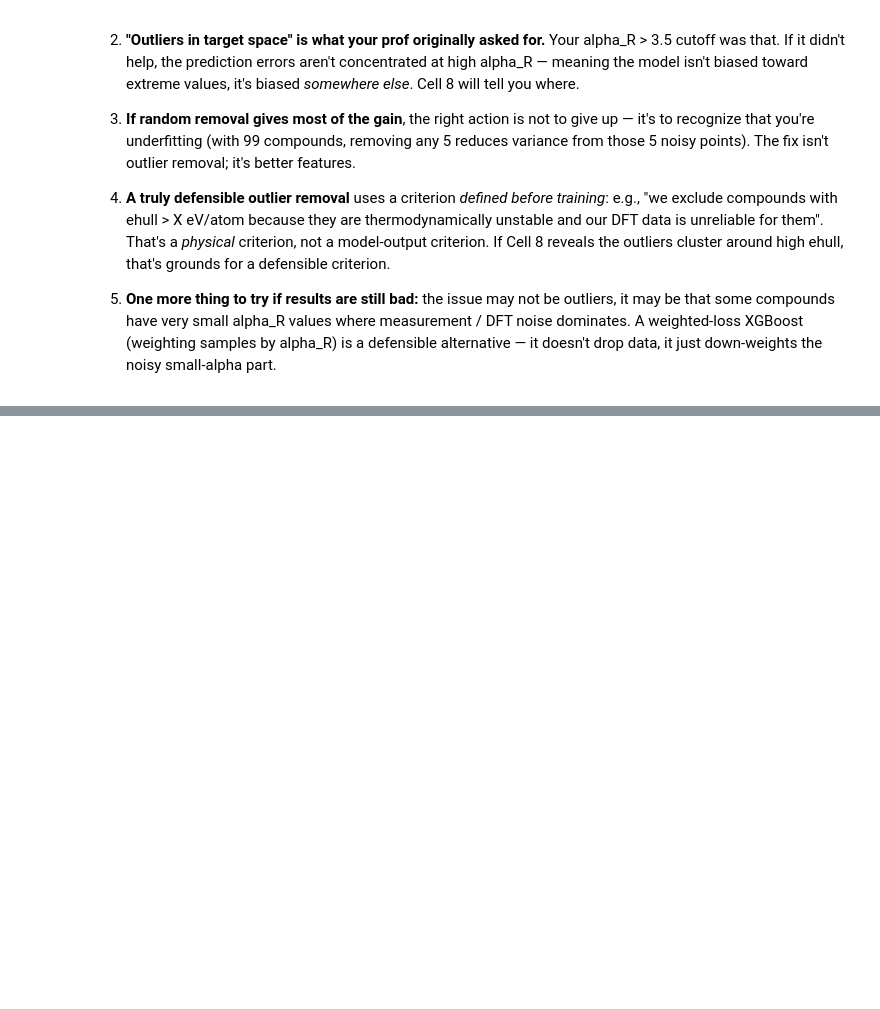
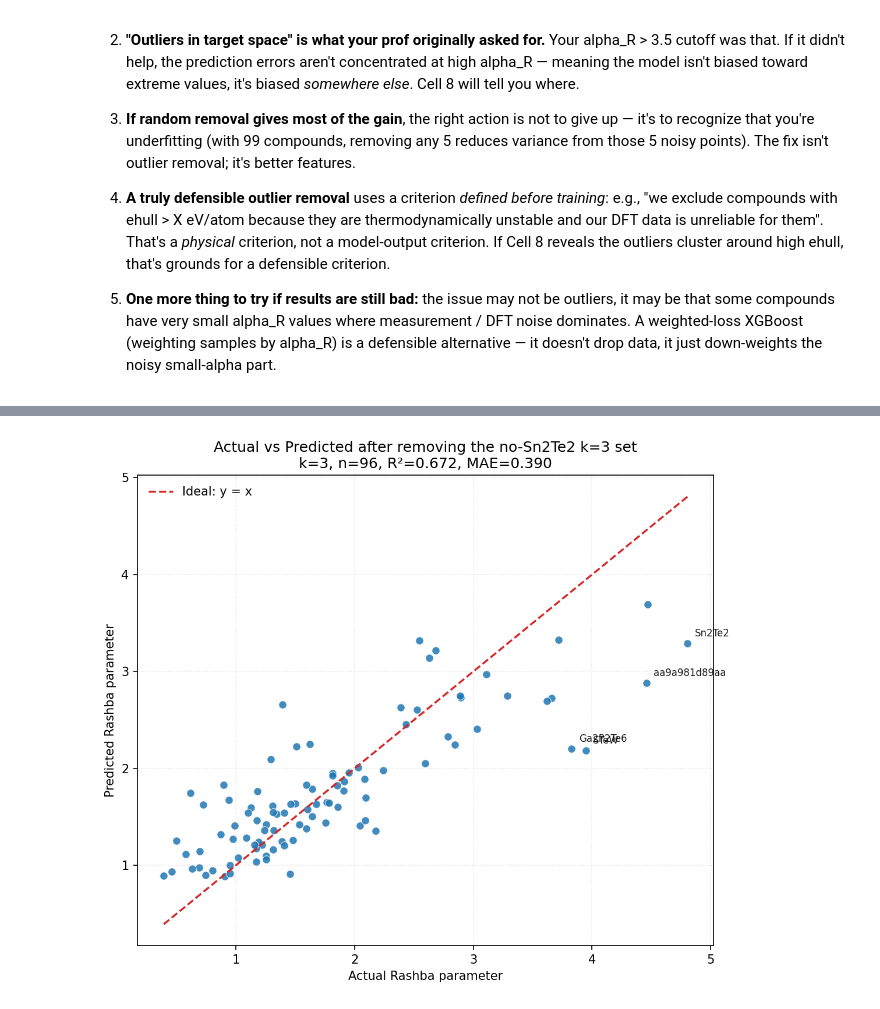
Before and after one commit to bulia-keshav/Rashba-DDP, a Jupyter notebook: new-descriptors/nb12_residual_analysis.ipynb, the cells around one changed output, grey strips where cells are left out. Drawn from its saved outputs; the diff is of its cells as text; code cells hidden in the pictures; blank space fills up the shorter version.

```diff
--- a/new-descriptors/nb12_residual_analysis.ipynb
+++ b/new-descriptors/nb12_residual_analysis.ipynb
@@ -254,0 +519,10 @@ removal_df.to_csv(os.path.join(RESULTS_DIR, 'removal_experiment.csv'), index=Fal
+# %%
+for f in ['STeW', 'BiITe']:
+    rows = df_99[df_99['Formula'] == f][['uid', 'Formula', 'kpath', TARGET]].copy()
+    # Add residual info
+    rows = rows.merge(
+        loo_out_df[['dropped_uid', 'dropped_alpha_R', 'r2_without', 'delta_r2']],
+        left_on='uid', right_on='dropped_uid', how='left'
+    )
+    print(f'\n{f} polymorphs:')
+    print(rows[['uid', 'kpath', TARGET, 'r2_without', 'delta_r2']].to_string(index=False))
@@ -311,7 +609,10 @@ What ARE the compounds that the model fails on? Look for patterns. If they all s
 # %%
 top_outliers = stable_outliers.head(10).copy()
 # Bring back useful info from df_99
-extra_info = df_99[['uid', 'Formula', 'kpath', TARGET, 'ehull']].rename(columns={TARGET: 'alpha_R'})
+ehull_col = resolve('ehull', df_99.columns)
+extra_info = df_99[['uid', 'Formula', 'kpath', TARGET, ehull_col]].rename(
+    columns={TARGET: 'alpha_R', ehull_col: 'ehull'}
+)
 top_outliers = top_outliers[['uid', 'mean_abs_resid', 'n_times_top10']].merge(extra_info, on='uid', how='left')
 
 print('Top 10 stable outliers — chemistry inspection:')
@@ -408,3 +745,66 @@ print('Do NOT report a trimmed number without these four pieces.')
 4. **A truly defensible outlier removal** uses a criterion *defined before training*: e.g., "we exclude compounds with ehull > X eV/atom because they are thermodynamically unstable and our DFT data is unreliable for them". That's a *physical* criterion, not a model-output criterion. If Cell 8 reveals the outliers cluster around high ehull, that's grounds for a defensible criterion.
 
 5. **One more thing to try if results are still bad:** the issue may not be outliers, it may be that some compounds have very small alpha_R values where measurement / DFT noise dominates. A weighted-loss XGBoost (weighting samples by alpha_R) is a defensible alternative — it doesn't drop data, it just down-weights the noisy small-alpha part.
+# %%
+# Actual vs predicted plot for the best R2 removal case
+# k = 3: use the existing no-Sn2Te2 candidate order, then evaluate the remaining compounds.
+
+import matplotlib.pyplot as plt
+
+BEST_K = 3
+removed_uids = candidates_to_remove_in_order[:BEST_K]
+removed_rows = df_99[df_99['uid'].isin(removed_uids)][['uid', 'Formula', TARGET]].copy()
+removed_formulas = removed_rows['Formula'].tolist()
+
+keep_mask = ~df_99['uid'].isin(removed_uids)
+df_keep = df_99[keep_mask].reset_index(drop=True)
+y_keep = df_keep[TARGET].values
+
+y_pred_best, r2_best, mae_best = loo_preds(BASELINE, df_keep, y_keep)
+
+plot_df = df_keep[['uid', 'Formula', TARGET]].copy()
+plot_df['material'] = plot_df['Formula'].where(plot_df['Formula'].fillna('').astype(str).str.strip().ne(''), plot_df['uid'])
+plot_df['y_pred'] = y_pred_best
+plot_df['residual'] = plot_df[TARGET] - plot_df['y_pred']
+plot_df['abs_error'] = plot_df['residual'].abs()
+
+print(f'Best removal case: k={BEST_K}, n_remaining={len(df_keep)}, R2={r2_best:.6f}, MAE={mae_best:.6f}')
+print(f'Removed uids: {", ".join(removed_uids)}')
+print(f'Removed formulas: {", ".join(removed_formulas)}')
+
+fig, ax = plt.subplots(figsize=(7.5, 6.5), dpi=150)
+ax.scatter(plot_df[TARGET], plot_df['y_pred'], s=42, alpha=0.85, color='#1f77b4', edgecolor='white', linewidth=0.5)
+
+min_val = min(plot_df[TARGET].min(), plot_df['y_pred'].min())
+max_val = max(plot_df[TARGET].max(), plot_df['y_pred'].max())
+ax.plot([min_val, max_val], [min_val, max_val], '--', color='#d62728', linewidth=1.6, label='Ideal: y = x')
+
+# Label the high-error materials directly on the plot.
+label_df = plot_df[plot_df['abs_error'] > 1.5].sort_values('abs_error', ascending=False)
+if label_df.empty:
+    label_df = plot_df.nlargest(5, 'abs_error')
+
+for _, row in label_df.iterrows():
+    ax.annotate(
+        row['material'],
+        (row[TARGET], row['y_pred']),
+        textcoords='offset points',
+        xytext=(6, 6),
+        fontsize=8,
+        alpha=0.9,
+    )
+
+ax.set_xlabel('Actual Rashba parameter')
+ax.set_ylabel('Predicted Rashba parameter')
+ax.set_title(
+    'Actual vs Predicted after removing the no-Sn2Te2 k=3 set\n'
+    f'k={BEST_K}, n={len(df_keep)}, R²={r2_best:.3f}, MAE={mae_best:.3f}'
+)
+ax.grid(True, linestyle=':', alpha=0.35)
+ax.legend(frameon=False, loc='upper left')
+
+plt.tight_layout()
+plt.show()
+
+plot_df.to_csv(os.path.join(RESULTS_DIR, 'actual_vs_pred_best_r2_k3.csv'), index=False)
+# %% [output]
@@ -410,0 +814 @@ print('Do NOT report a trimmed number without these four pieces.')
+[figure, added]
```
Also changed, not shown: parts of 18 cells of this notebook, 14 other files.
